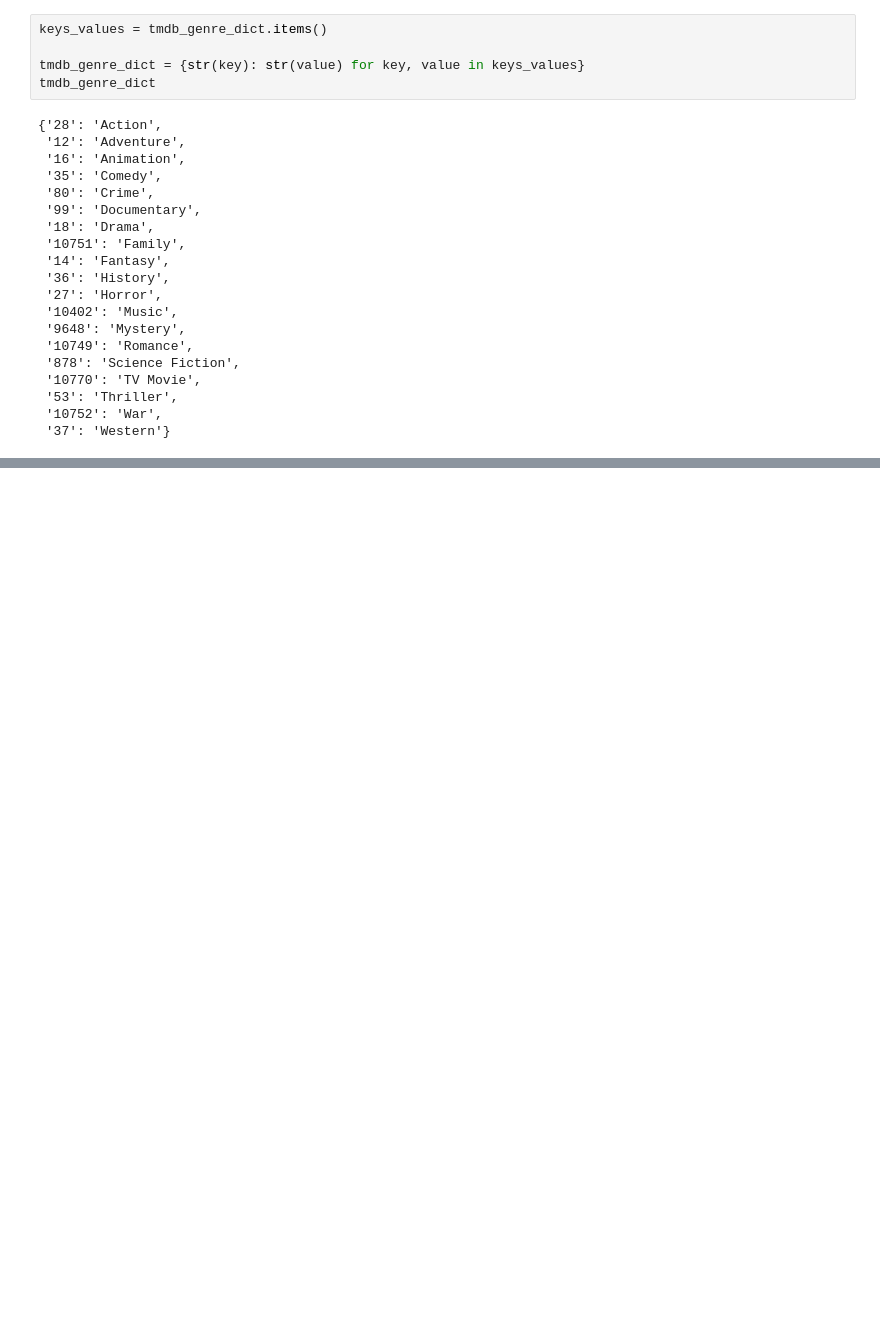
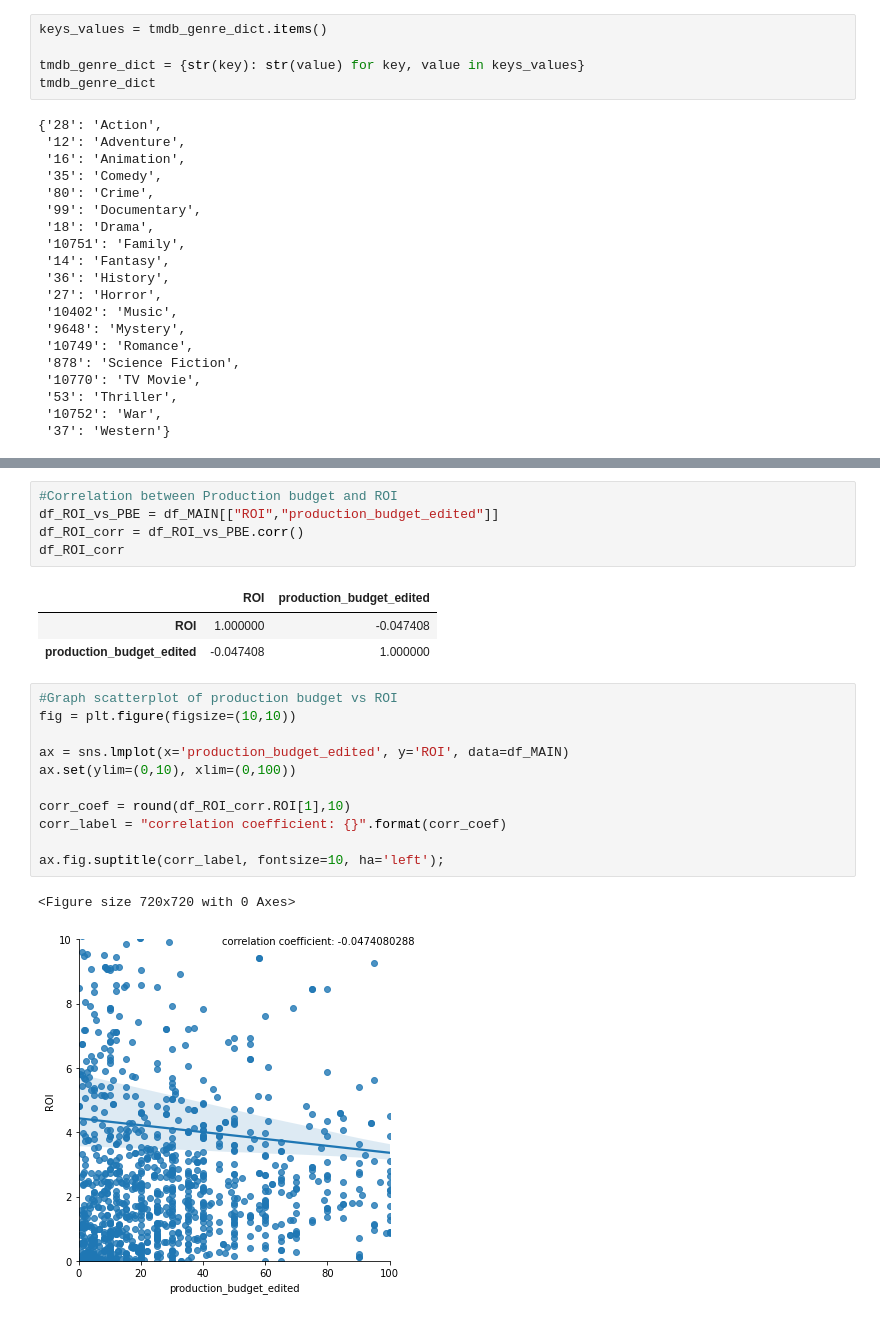
Before and after one commit to dt1086/Phase1_Project, a Jupyter notebook: Data Exploration.ipynb, the cells around one changed output, grey strips where cells are left out. Saved outputs shown, nothing was run; the diff lists cells and outputs as text; blank space fills up the shorter version.

```diff
--- a/Data Exploration.ipynb
+++ b/Data Exploration.ipynb
@@ -727,0 +653,23 @@ queryGenre('Action', df_summer)
+# %%
+#Correlation between Production budget and ROI
+df_ROI_vs_PBE = df_MAIN[["ROI","production_budget_edited"]]
+df_ROI_corr = df_ROI_vs_PBE.corr()
+df_ROI_corr
+# %% [output]
+|  | ROI | production_budget_edited |
+| ROI | 1.000000 | -0.047408 |
+| production_budget_edited | -0.047408 | 1.000000 |
+# %%
+#Graph scatterplot of production budget vs ROI
+fig = plt.figure(figsize=(10,10))
+
+ax = sns.lmplot(x='production_budget_edited', y='ROI', data=df_MAIN)
+ax.set(ylim=(0,10), xlim=(0,100))
+
+corr_coef = round(df_ROI_corr.ROI[1],10)
+corr_label = "correlation coefficient: {}".format(corr_coef)
+
+ax.fig.suptitle(corr_label, fontsize=10, ha='left');
+# %% [output]
+<Figure size 720x720 with 0 Axes>
+[figure, added]
```
Also changed, not shown: parts of 79 cells of this notebook, 1 other file.
